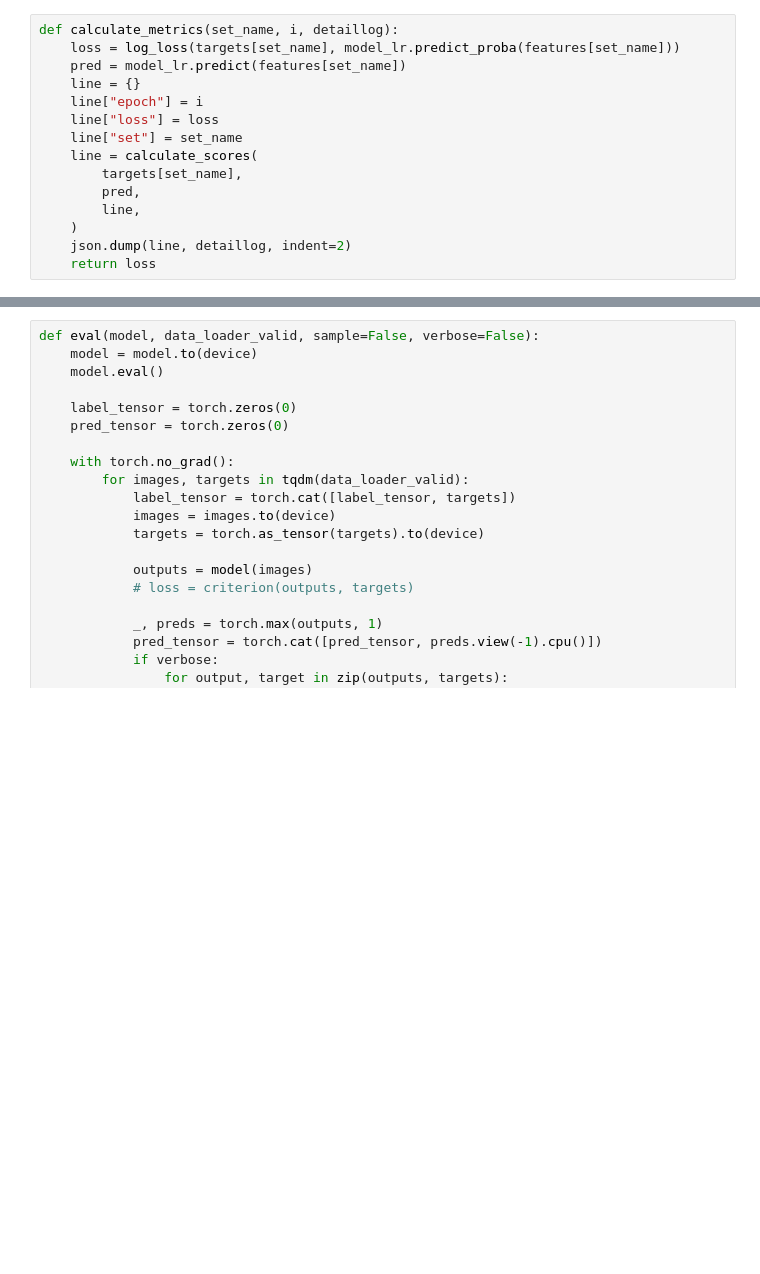
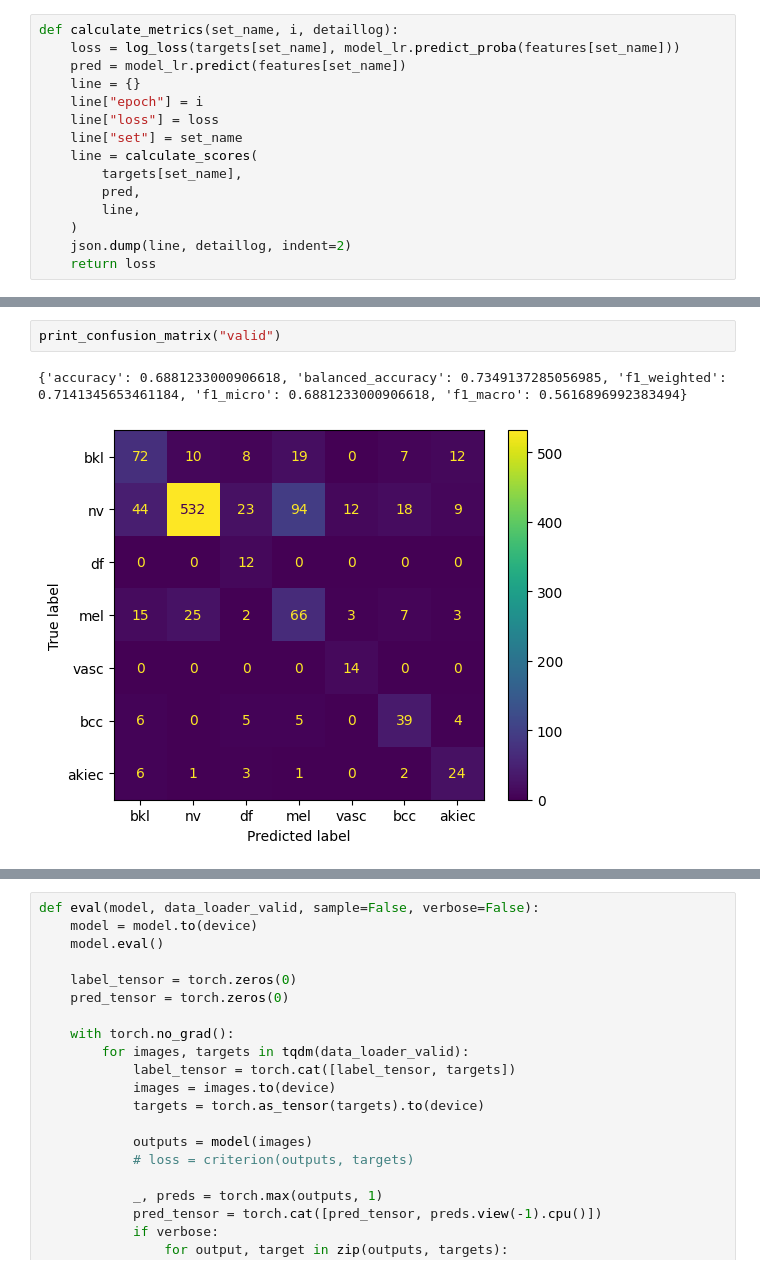
Before and after one commit to AlexanderPeter/thesis, a Jupyter notebook: code/15_train_logistic_regression.ipynb, the cells around one changed output, grey strips where cells are left out. Saved outputs shown, nothing was run; the diff lists cells and outputs as text; blank space fills up the shorter version.

```diff
--- a/code/15_train_logistic_regression.ipynb
+++ b/code/15_train_logistic_regression.ipynb
@@ -127,0 +146,5 @@ plt.show()
+# %%
+print_confusion_matrix("valid")
+# %% [output]
+{'accuracy': 0.6881233000906618, 'balanced_accuracy': 0.7349137285056985, 'f1_weighted': 0.7141345653461184, 'f1_micro': 0.6881233000906618, 'f1_macro': 0.5616896992383494}
+[figure, added]
```
Also changed, not shown: parts of 11 cells of this notebook, 13 other files.
